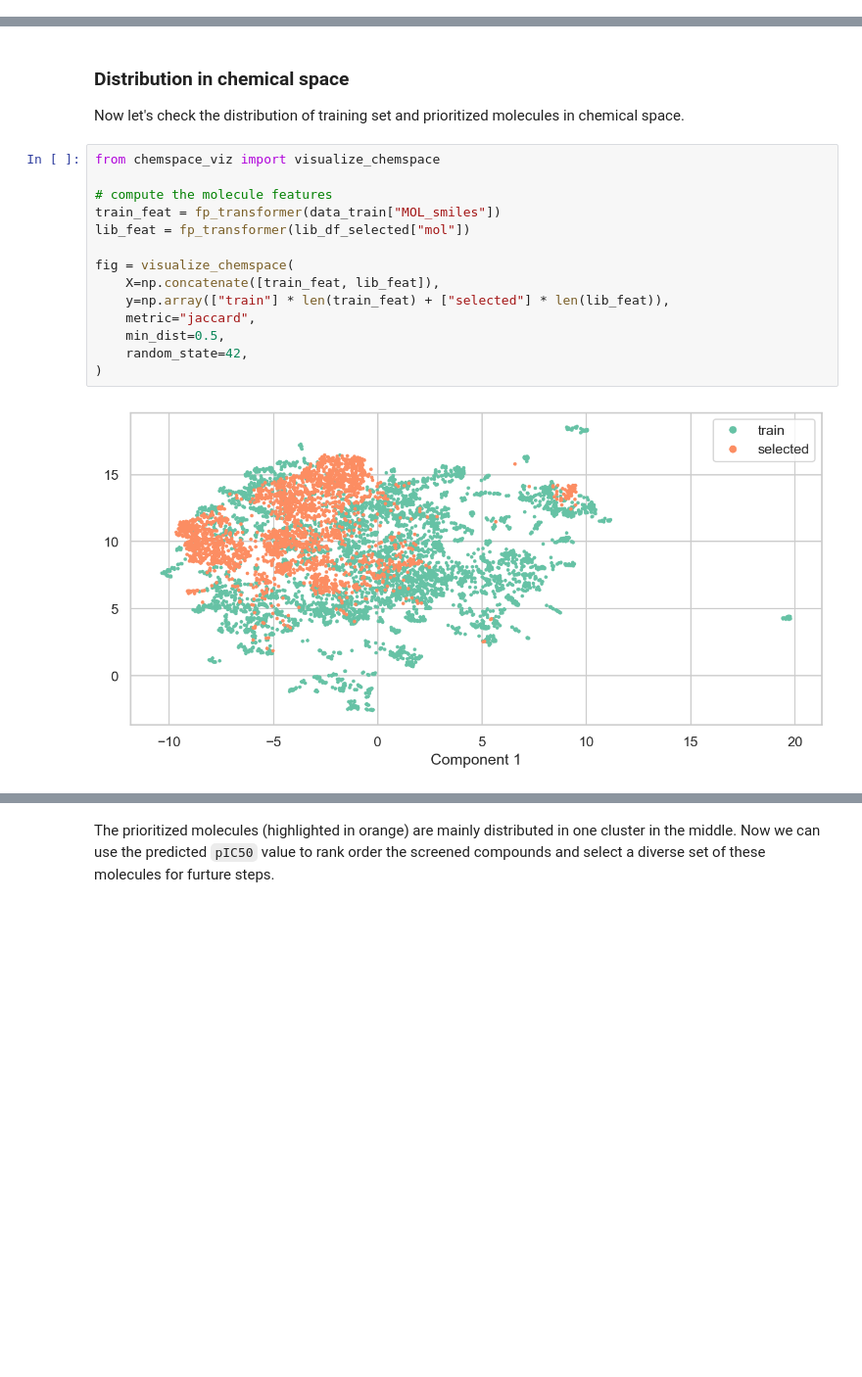
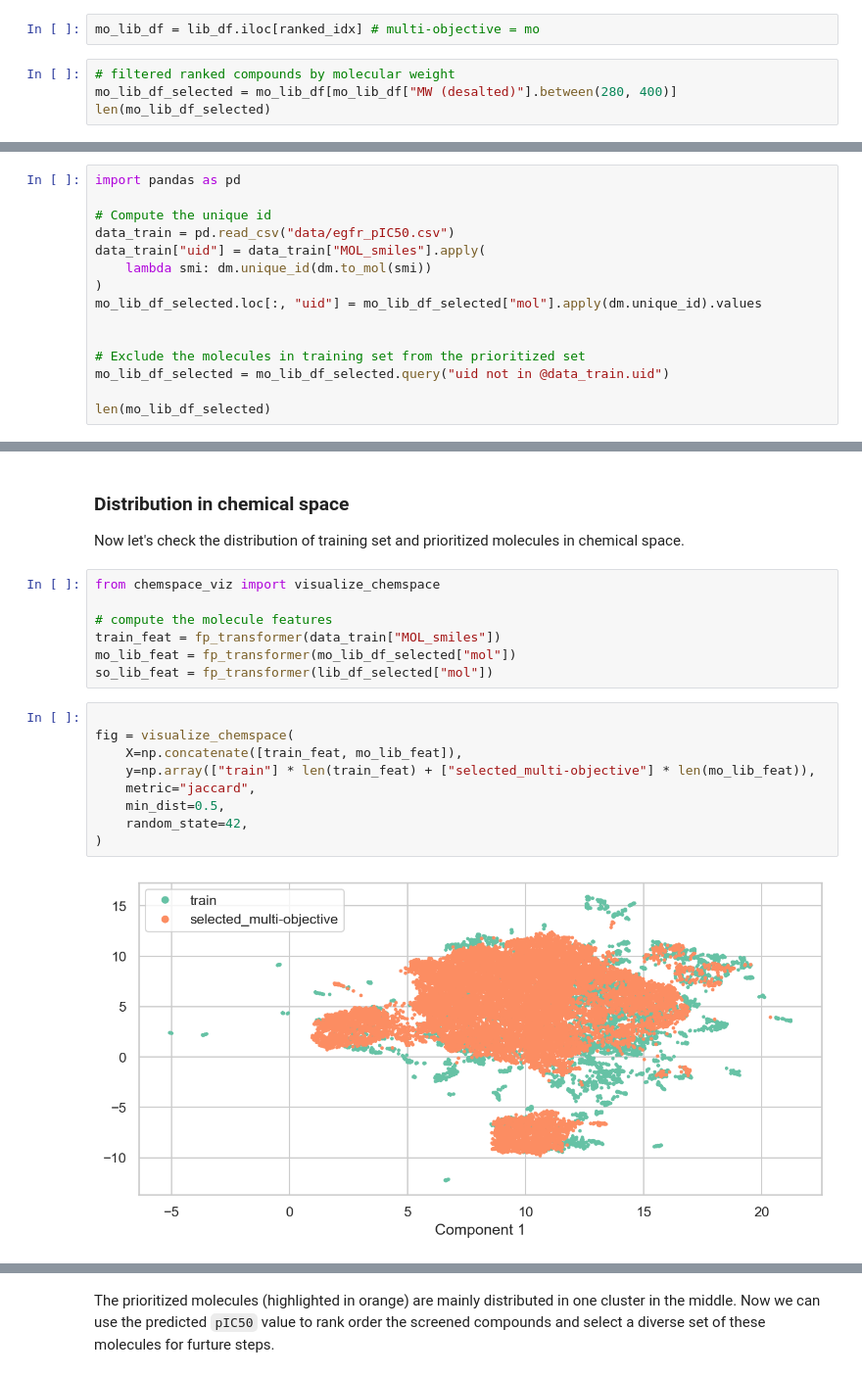
Before and after one commit to walexi/mtl_summer_school_2024, a Jupyter notebook: Lab1/01_lab1_code.ipynb, the cells around one changed output, grey strips where cells are left out. Shown at 98% size. Saved outputs shown, nothing was run; the diff lists cells and outputs as text; blank space fills up the shorter version.

```diff
--- a/Lab1/01_lab1_code.ipynb
+++ b/Lab1/01_lab1_code.ipynb
@@ -1036,0 +1043,6 @@ array([[<Axes: title={'center': 'pred_label'}>]], dtype=object)
+# %%
+mo_lib_df = lib_df.iloc[ranked_idx] # multi-objective = mo
+# %%
+# filtered ranked compounds by molecular weight
+mo_lib_df_selected = mo_lib_df[mo_lib_df["MW (desalted)"].between(280, 400)]
+len(mo_lib_df_selected)
@@ -1036,0 +1051,15 @@ array([[<Axes: title={'center': 'pred_label'}>]], dtype=object)
+# %%
+import pandas as pd
+
+# Compute the unique id
+data_train = pd.read_csv("data/egfr_pIC50.csv")
+data_train["uid"] = data_train["MOL_smiles"].apply(
+    lambda smi: dm.unique_id(dm.to_mol(smi))
+)
+mo_lib_df_selected.loc[:, "uid"] = mo_lib_df_selected["mol"].apply(dm.unique_id).values
+
+
+# Exclude the molecules in training set from the prioritized set
+mo_lib_df_selected = mo_lib_df_selected.query("uid not in @data_train.uid")
+
+len(mo_lib_df_selected)
@@ -1037,19 +1073,21 @@ array([[<Axes: title={'center': 'pred_label'}>]], dtype=object)
 # %% [markdown]
 ### Distribution in chemical space
 Now let's check the distribution of training set and prioritized molecules in chemical space.
+# %%
+from chemspace_viz import visualize_chemspace
+
+# compute the molecule features
+train_feat = fp_transformer(data_train["MOL_smiles"])
+mo_lib_feat = fp_transformer(mo_lib_df_selected["mol"])
+so_lib_feat = fp_transformer(lib_df_selected["mol"])
 # %%
-from chemspace_viz import visualize_chemspace
-
-# compute the molecule features
-train_feat = fp_transformer(data_train["MOL_smiles"])
-lib_feat = fp_transformer(lib_df_selected["mol"])
 
 fig = visualize_chemspace(
-    X=np.concatenate([train_feat, lib_feat]),
-    y=np.array(["train"] * len(train_feat) + ["selected"] * len(lib_feat)),
+    X=np.concatenate([train_feat, mo_lib_feat]),
+    y=np.array(["train"] * len(train_feat) + ["selected_multi-objective"] * len(mo_lib_feat)),
     metric="jaccard",
     min_dist=0.5,
     random_state=42,
 )
 # %% [output]
-[figure, old version]
+[figure, new version]
```
Also changed, not shown: parts of 29 cells of this notebook, 1 other file.
